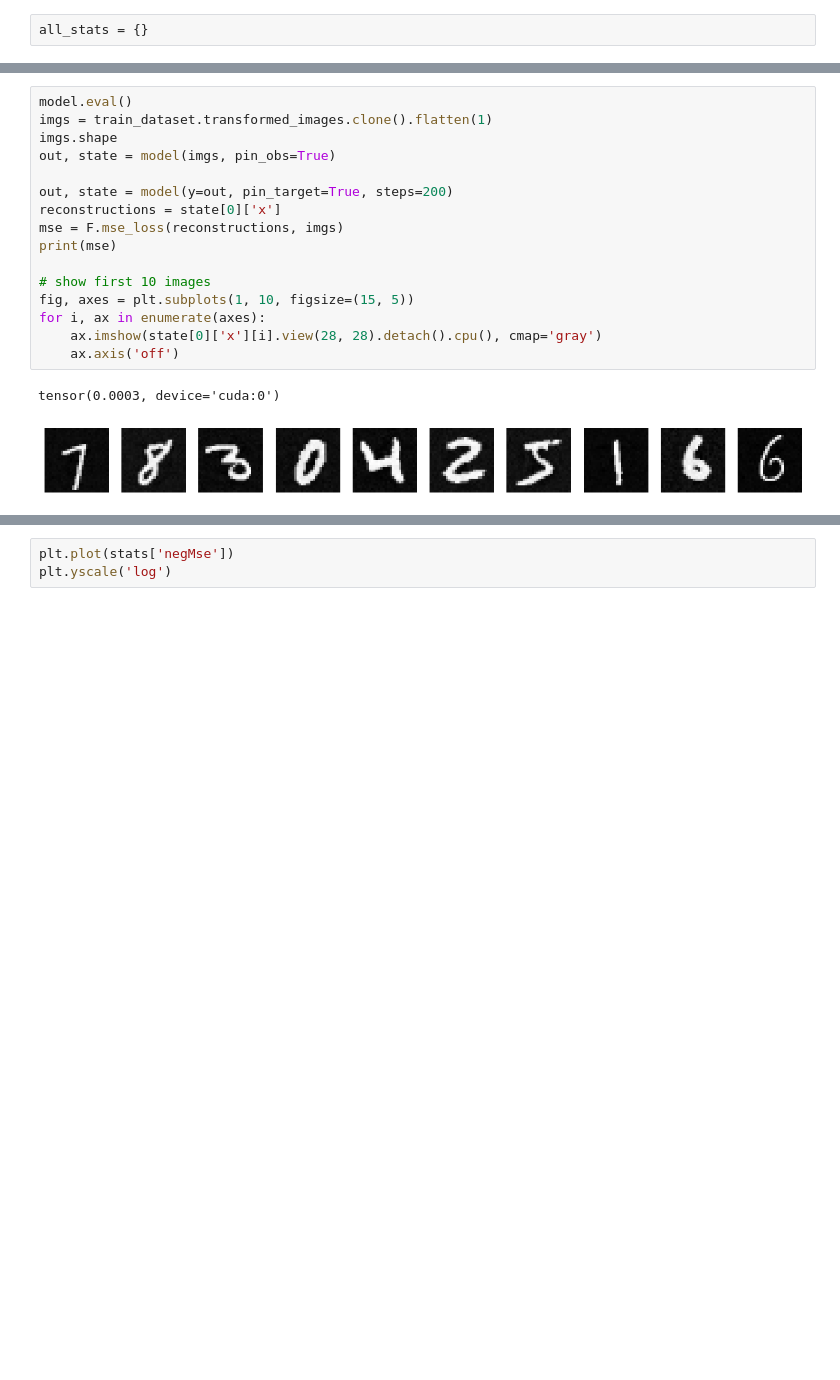
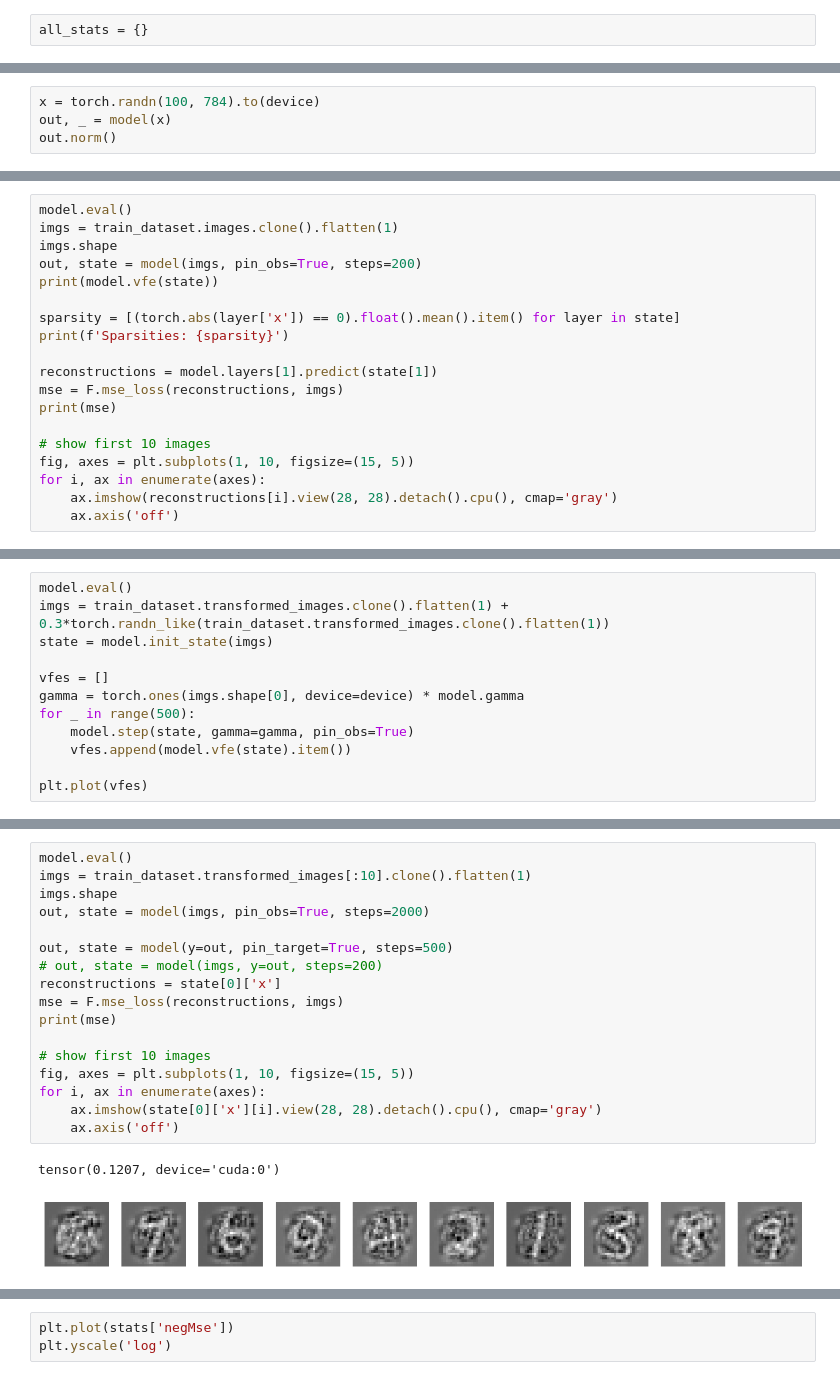
Before and after one commit to joeagriffith/pclib, a Jupyter notebook: examples/mnist/fc_iPC/unsupervised.ipynb, the cells around one changed output, grey strips where cells are left out. Saved outputs shown, nothing was run; the diff lists cells and outputs as text; blank space fills up the shorter version.

```diff
--- a/examples/mnist/fc_iPC/unsupervised.ipynb
+++ b/examples/mnist/fc_iPC/unsupervised.ipynb
@@ -216,0 +396,4 @@ train(
+# %%
+x = torch.randn(100, 784).to(device)
+out, _ = model(x)
+out.norm()
@@ -216,0 +402,19 @@ train(
+# %%
+model.eval()
+imgs = train_dataset.images.clone().flatten(1)
+imgs.shape
+out, state = model(imgs, pin_obs=True, steps=200)
+print(model.vfe(state))
+
+sparsity = [(torch.abs(layer['x']) == 0).float().mean().item() for layer in state]
+print(f'Sparsities: {sparsity}')
+
+reconstructions = model.layers[1].predict(state[1])
+mse = F.mse_loss(reconstructions, imgs)
+print(mse)
+
+# show first 10 images
+fig, axes = plt.subplots(1, 10, figsize=(15, 5))
+for i, ax in enumerate(axes):
+    ax.imshow(reconstructions[i].view(28, 28).detach().cpu(), cmap='gray')
+    ax.axis('off')
@@ -216,0 +426,12 @@ train(
+# %%
+model.eval()
+imgs = train_dataset.transformed_images.clone().flatten(1) + 0.3*torch.randn_like(train_dataset.transformed_images.clone().flatten(1))
+state = model.init_state(imgs)
+
+vfes = []
+gamma = torch.ones(imgs.shape[0], device=device) * model.gamma
+for _ in range(500):
+    model.step(state, gamma=gamma, pin_obs=True)
+    vfes.append(model.vfe(state).item())
+
+plt.plot(vfes)
@@ -217,22 +441,23 @@ train(
 # %%
 model.eval()
-imgs = train_dataset.transformed_images.clone().flatten(1)
+imgs = train_dataset.transformed_images[:10].clone().flatten(1)
 imgs.shape
-out, state = model(imgs, pin_obs=True)
+out, state = model(imgs, pin_obs=True, steps=2000)
 
-out, state = model(y=out, pin_target=True, steps=200)
+out, state = model(y=out, pin_target=True, steps=500)
+# out, state = model(imgs, y=out, steps=200)
 reconstructions = state[0]['x']
 mse = F.mse_loss(reconstructions, imgs)
 print(mse)
 
 # show first 10 images
 fig, axes = plt.subplots(1, 10, figsize=(15, 5))
 for i, ax in enumerate(axes):
     ax.imshow(state[0]['x'][i].view(28, 28).detach().cpu(), cmap='gray')
     ax.axis('off')
 # %% [output]
-tensor(0.0003, device='cuda:0')
+tensor(0.1207, device='cuda:0')
-[figure, old version]
+[figure, new version]
 # %%
 imgs = train_dataset.transformed_images.clone().flatten(1)
 imgs.shape
```
Also changed, not shown: parts of 18 cells of this notebook, 21 other files.
